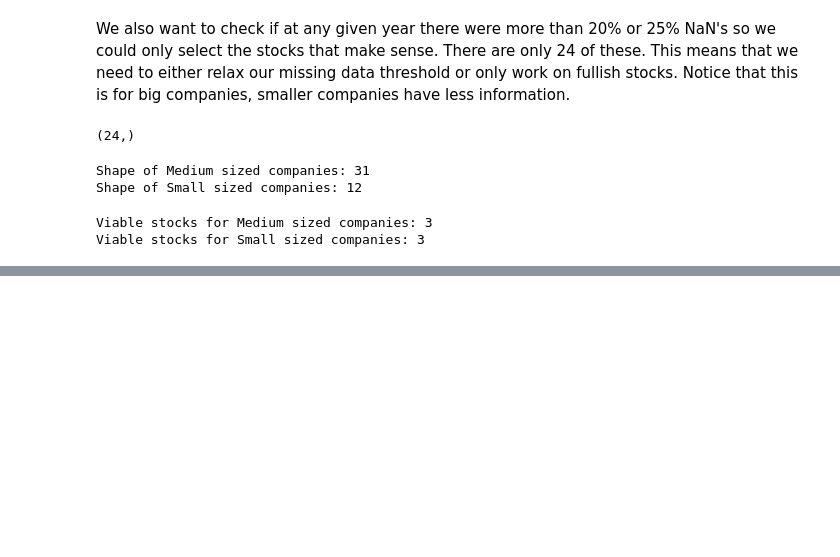
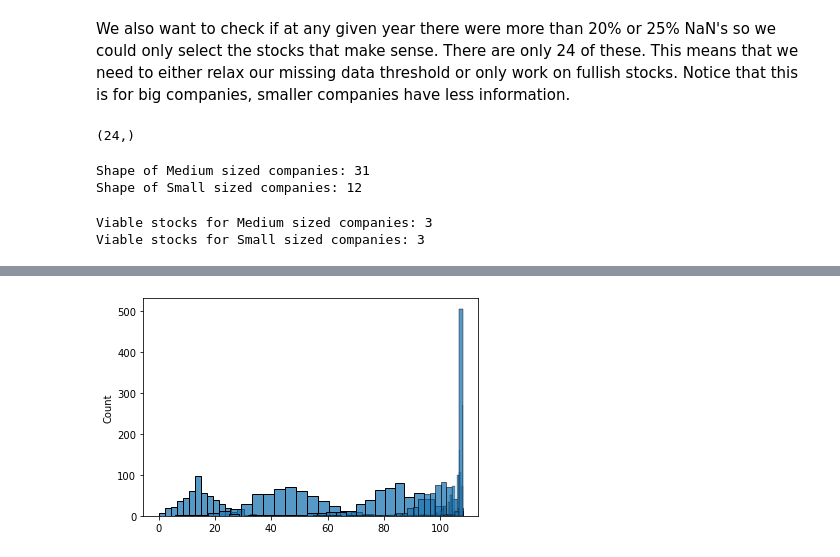
Before and after one commit to DaniloMendezR/master_thesis, a Jupyter notebook: Data_cleaning.ipynb, the cells around one changed output, grey strips where cells are left out. Drawn from its saved outputs; the diff is of its cells as text; code cells hidden in the pictures; blank space fills up the shorter version.

```diff
--- a/Data_cleaning.ipynb
+++ b/Data_cleaning.ipynb
@@ -85,0 +120,7 @@ Viable stocks for Small sized companies: 3
+# %%
+tolerance = [0,1,2,3,4,5,6]
+# %%
+for i in tolerance:
+    sns.histplot(get_weekly_stocks(big_sent_pivot, i))
+# %% [output]
+[figure, added]
```
Also changed, not shown: parts of 3 cells of this notebook, 1 other file.
